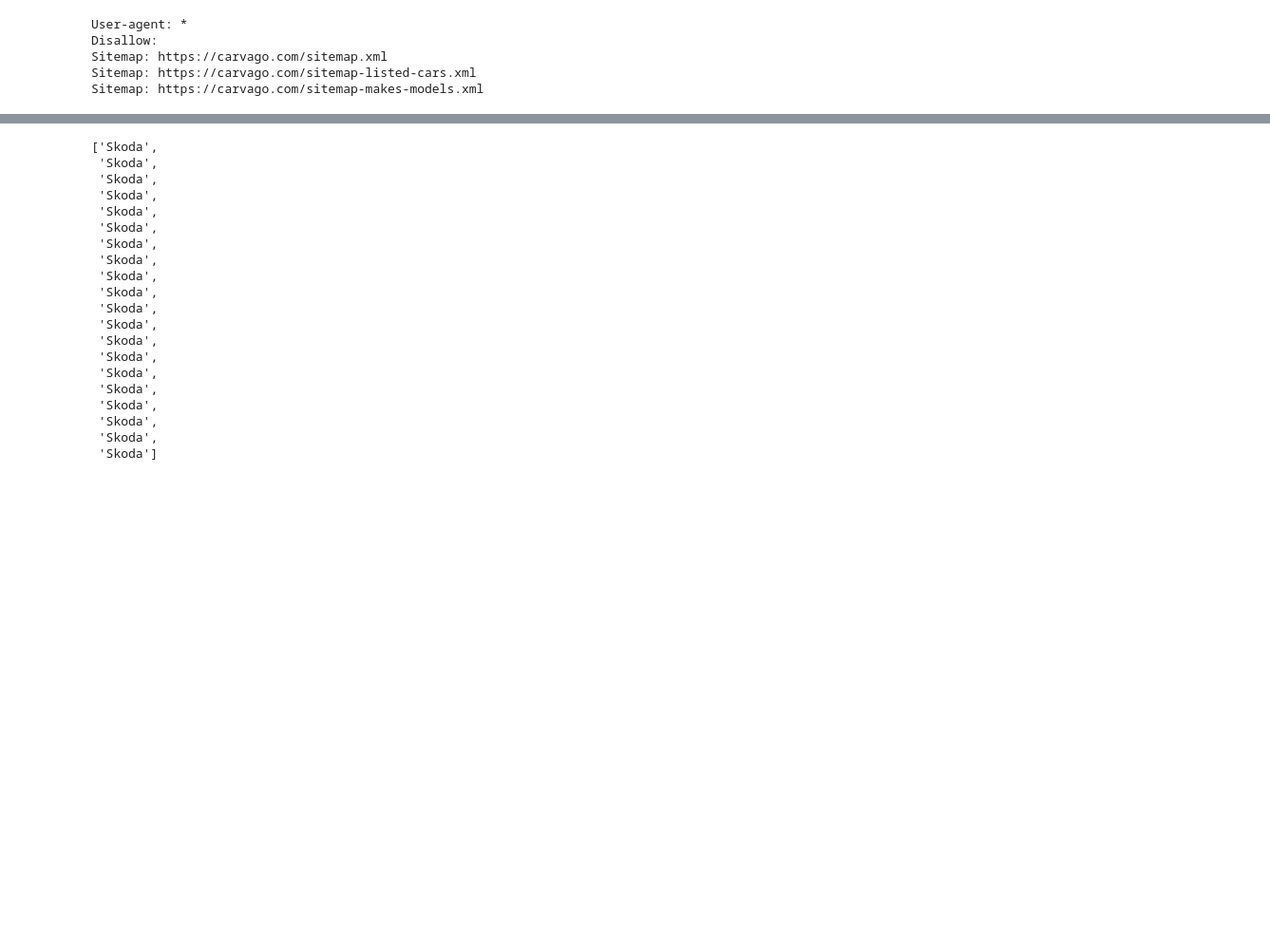
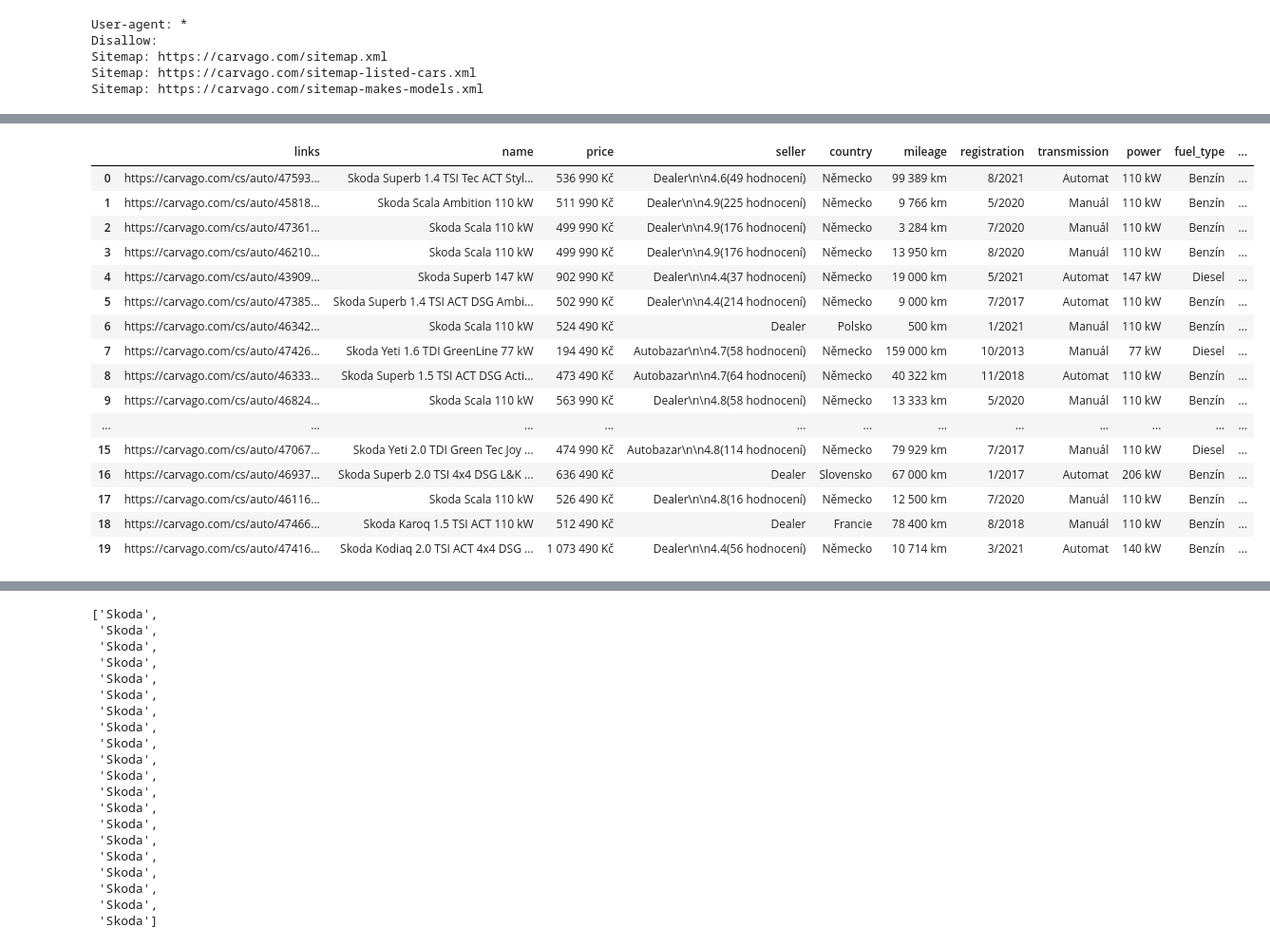
Before and after one commit to Dvorpet/final_project, a Jupyter notebook: new.ipynb, the cells around one changed output, grey strips where cells are left out. Shown: that part at 95% size. Cells and saved outputs as stored; diff of their text form; code cells hidden in the pictures; blank space fills up the shorter version.

```diff
--- a/new.ipynb
+++ b/new.ipynb
@@ -87,7 +88,7 @@ name
 # %%
 def getPrice(link):
     soup = getSoup(link)
-    return soup.find('div',{'class':'HeaderPrice__PrimaryPrice-sc-1m50y56-1 cPgeBG'}).text.strip()
+    return soup.find('div',{'class':'HeaderPrice__PrimaryPrice-sc-jl5zco-1 jpZNng'}).text.strip()
 
 price = [getPrice(link) for link in links]
 price
@@ -366,0 +368,24 @@ drivetrain
+# %%
+df = pd.DataFrame(list(zip(links,name,price,seller,country,mileage,registration,transmission,power,fuel_type,consumption,drivetrain)))
+# %%
+df.columns = ['links','name','price','seller','country','mileage','registration','transmission','power','fuel_type','consumption','drivetrain']
+# %%
+df
+# %% [output]
+|  | links | name | price | seller | country | mileage | registration | transmission | power | fuel_type | ... |
+| 0 | https://carvago.com/cs/auto/47593... | Skoda Superb 1.4 TSI Tec ACT Styl... | 536 990 Kč | Dealer\n\n4.6(49 hodnocení) | Německo | 99 389 km | 8/2021 | Automat | 110 kW | Benzín | ... |
+| 1 | https://carvago.com/cs/auto/45818... | Skoda Scala Ambition 110 kW | 511 990 Kč | Dealer\n\n4.9(225 hodnocení) | Německo | 9 766 km | 5/2020 | Manuál | 110 kW | Benzín | ... |
+| 2 | https://carvago.com/cs/auto/47361... | Skoda Scala 110 kW | 499 990 Kč | Dealer\n\n4.9(176 hodnocení) | Německo | 3 284 km | 7/2020 | Manuál | 110 kW | Benzín | ... |
+| 3 | https://carvago.com/cs/auto/46210... | Skoda Scala 110 kW | 499 990 Kč | Dealer\n\n4.9(176 hodnocení) | Německo | 13 950 km | 8/2020 | Manuál | 110 kW | Benzín | ... |
+| 4 | https://carvago.com/cs/auto/43909... | Skoda Superb 147 kW | 902 990 Kč | Dealer\n\n4.4(37 hodnocení) | Německo | 19 000 km | 5/2021 | Automat | 147 kW | Diesel | ... |
+| 5 | https://carvago.com/cs/auto/47385... | Skoda Superb 1.4 TSI ACT DSG Ambi... | 502 990 Kč | Dealer\n\n4.4(214 hodnocení) | Německo | 9 000 km | 7/2017 | Automat | 110 kW | Benzín | ... |
+| 6 | https://carvago.com/cs/auto/46342... | Skoda Scala 110 kW | 524 490 Kč | Dealer | Polsko | 500 km | 1/2021 | Manuál | 110 kW | Benzín | ... |
+| 7 | https://carvago.com/cs/auto/47426... | Skoda Yeti 1.6 TDI GreenLine 77 kW | 194 490 Kč | Autobazar\n\n4.7(58 hodnocení) | Německo | 159 000 km | 10/2013 | Manuál | 77 kW | Diesel | ... |
+| 8 | https://carvago.com/cs/auto/46333... | Skoda Superb 1.5 TSI ACT DSG Acti... | 473 490 Kč | Autobazar\n\n4.7(64 hodnocení) | Německo | 40 322 km | 11/2018 | Automat | 110 kW | Benzín | ... |
+| 9 | https://carvago.com/cs/auto/46824... | Skoda Scala 110 kW | 563 990 Kč | Dealer\n\n4.8(58 hodnocení) | Německo | 13 333 km | 5/2020 | Manuál | 110 kW | Benzín | ... |
+| ... | ... | ... | ... | ... | ... | ... | ... | ... | ... | ... | ... |
+| 15 | https://carvago.com/cs/auto/47067... | Skoda Yeti 2.0 TDI Green Tec Joy ... | 474 990 Kč | Autobazar\n\n4.8(114 hodnocení) | Německo | 79 929 km | 7/2017 | Manuál | 110 kW | Diesel | ... |
+| 16 | https://carvago.com/cs/auto/46937... | Skoda Superb 2.0 TSI 4x4 DSG L&K ... | 636 490 Kč | Dealer | Slovensko | 67 000 km | 1/2017 | Automat | 206 kW | Benzín | ... |
+| 17 | https://carvago.com/cs/auto/46116... | Skoda Scala 110 kW | 526 490 Kč | Dealer\n\n4.8(16 hodnocení) | Německo | 12 500 km | 7/2020 | Manuál | 110 kW | Benzín | ... |
+| 18 | https://carvago.com/cs/auto/47466... | Skoda Karoq 1.5 TSI ACT 110 kW | 512 490 Kč | Dealer | Francie | 78 400 km | 8/2018 | Manuál | 110 kW | Benzín | ... |
+| 19 | https://carvago.com/cs/auto/47416... | Skoda Kodiaq 2.0 TSI ACT 4x4 DSG ... | 1 073 490 Kč | Dealer\n\n4.4(56 hodnocení) | Německo | 10 714 km | 3/2021 | Automat | 140 kW | Benzín | ... |
```
Also changed, not shown: parts of 20 cells of this notebook.
